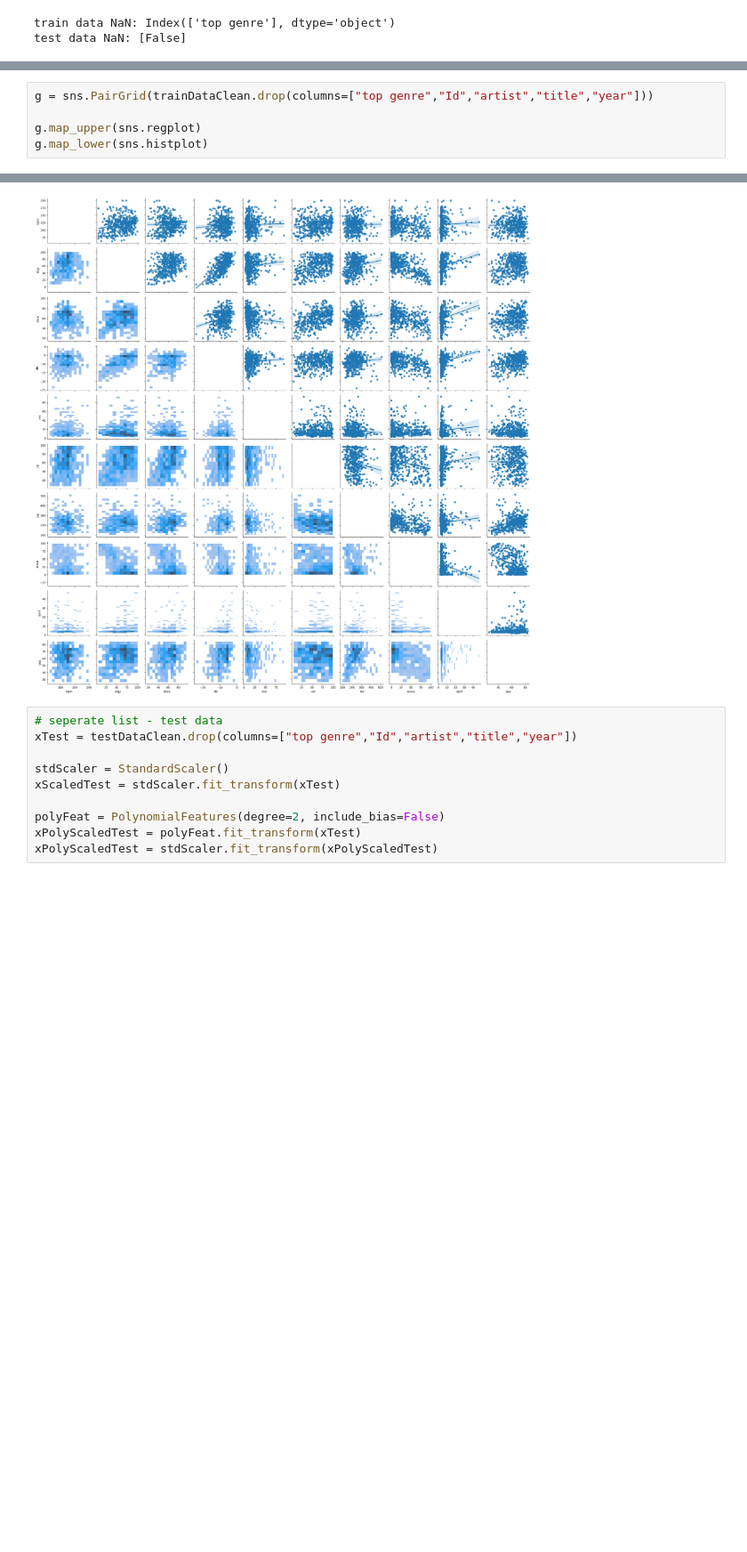
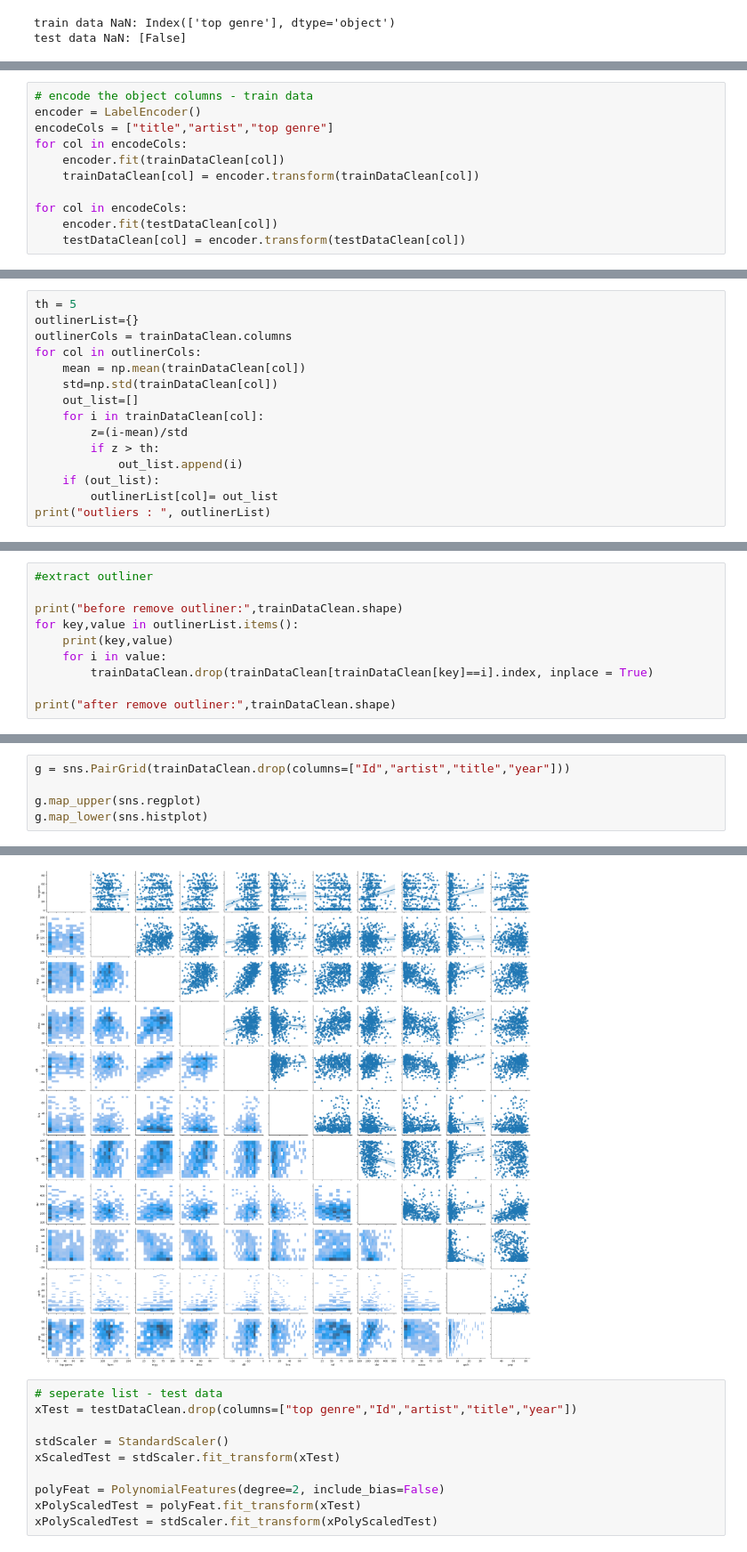
Before and after one commit to GraceCWY/imbalance-data-regression, a Jupyter notebook: regression_grace_05.ipynb, the cells around one changed output, grey strips where cells are left out. Shown at 89% size. Drawn from its saved outputs; the diff is of its cells as text; blank space fills up the shorter version.

```diff
--- a/regression_grace_05.ipynb
+++ b/regression_grace_05.ipynb
@@ -92,0 +82,11 @@ max    453.000000  2019.000000  199.000000  100.000000   96.000000   -1.000000
+# %%
+# encode the object columns - train data
+encoder = LabelEncoder()
+encodeCols = ["title","artist","top genre"]
+for col in encodeCols:
+    encoder.fit(trainDataClean[col])
+    trainDataClean[col] = encoder.transform(trainDataClean[col])
+
+for col in encodeCols:
+    encoder.fit(testDataClean[col])
+    testDataClean[col] = encoder.transform(testDataClean[col])
@@ -92,0 +133,15 @@ max    453.000000  2019.000000  199.000000  100.000000   96.000000   -1.000000
+# %%
+th = 5
+outlinerList={}
+outlinerCols = trainDataClean.columns
+for col in outlinerCols:
+    mean = np.mean(trainDataClean[col])
+    std=np.std(trainDataClean[col])
+    out_list=[]
+    for i in trainDataClean[col]:
+        z=(i-mean)/std
+        if z > th:
+            out_list.append(i)
+    if (out_list):
+        outlinerList[col]= out_list
+print("outliers : ", outlinerList)
@@ -92,0 +150,10 @@ max    453.000000  2019.000000  199.000000  100.000000   96.000000   -1.000000
+# %%
+#extract outliner
+
+print("before remove outliner:",trainDataClean.shape)
+for key,value in outlinerList.items():
+    print(key,value)
+    for i in value:
+        trainDataClean.drop(trainDataClean[trainDataClean[key]==i].index, inplace = True)
+
+print("after remove outliner:",trainDataClean.shape)
@@ -120,11 +213,11 @@ plt.show()
 # %%
-g = sns.PairGrid(trainDataClean.drop(columns=["top genre","Id","artist","title","year"]))
+g = sns.PairGrid(trainDataClean.drop(columns=["Id","artist","title","year"]))
 
 g.map_upper(sns.regplot)
 g.map_lower(sns.histplot)
 # %% [output]
 <seaborn.axisgrid.PairGrid at 0x...>
-[figure, old version]
+[figure, new version]
 # %%
 # seperate list - test data
 xTest = testDataClean.drop(columns=["top genre","Id","artist","title","year"])
```
Also changed, not shown: parts of 14 cells of this notebook, 5 other files.
